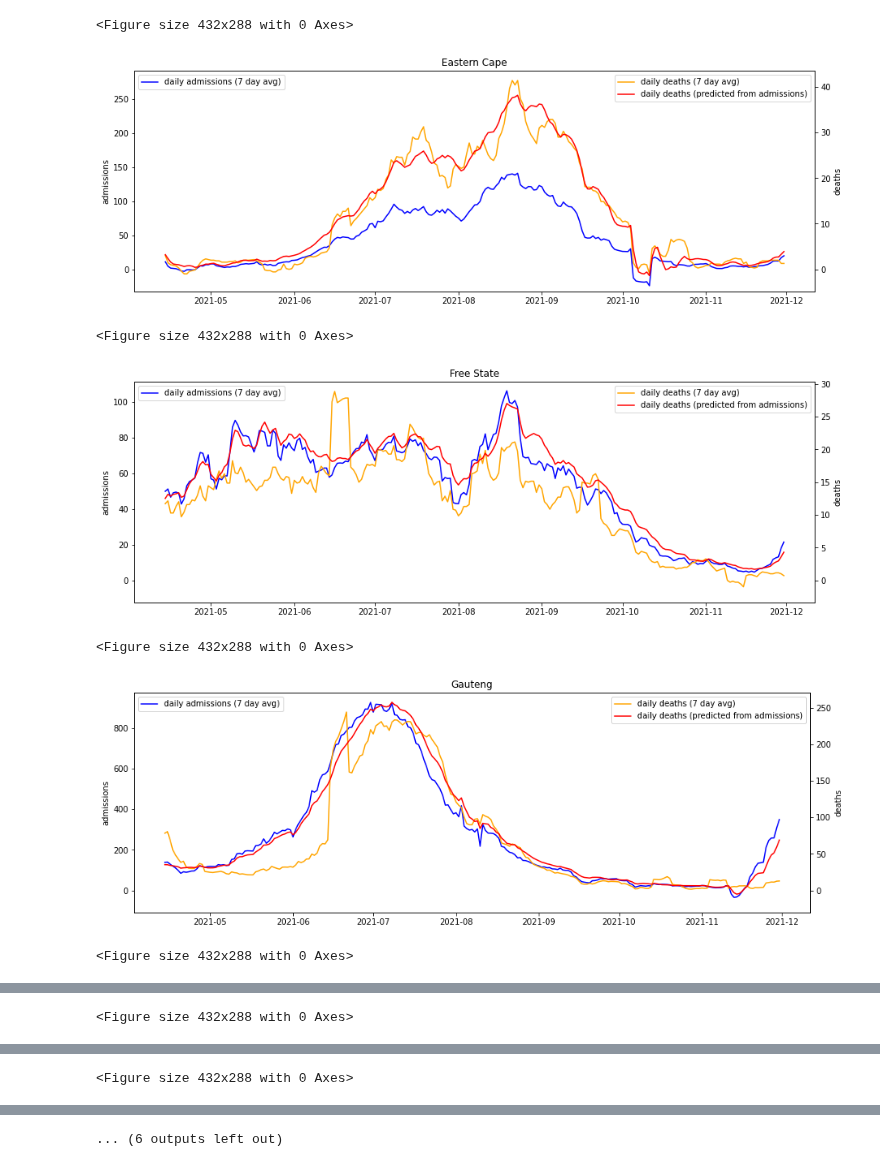
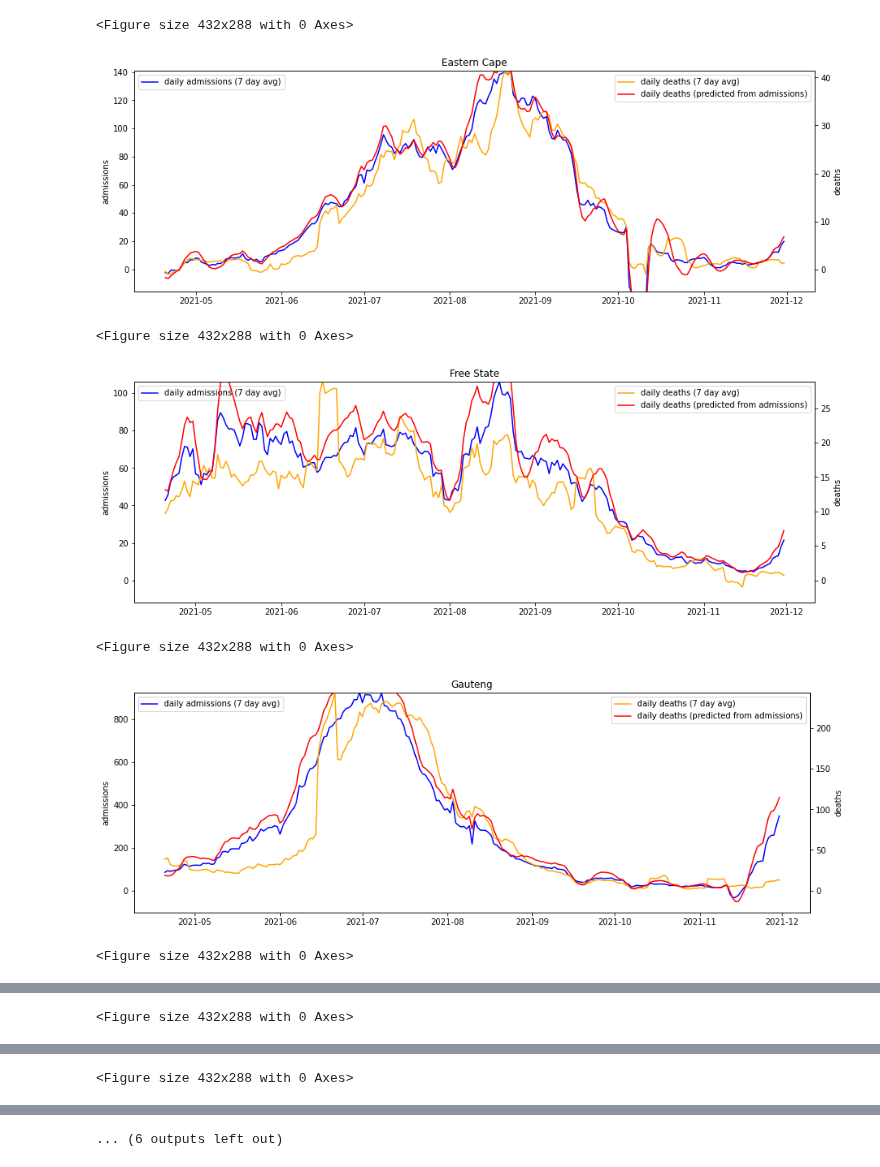
Before and after one commit to nicfreeman1209/covid-19, a Jupyter notebook: South Africa O/alex/graphs.ipynb, the cells around one changed output, grey strips where cells are left out. Saved outputs shown, nothing was run; the diff lists cells and outputs as text; code cells hidden in the pictures.

```diff
--- a/South Africa O/alex/graphs.ipynb
+++ b/South Africa O/alex/graphs.ipynb
@@ -68,6 +68,8 @@ for province in provinces:
     ax1.plot(xs, y_admiss[province], label="daily admissions (7 day avg)", color="blue")
     ax2.plot(xs, y_died[province], label="daily deaths (7 day avg)", color="orange")
     plt.title(province)
+    ax1.set_ylim(0, np.max(y_admiss[province]))
+    ax2.set_ylim(0, np.max(y_died[province]))
     ax1.legend(loc="upper left")
     ax2.legend(loc="upper right")
     mpl_axes_aligner.align.yaxes(ax1, 0, ax2, 0, 0.1)
@@ -110,7 +112,7 @@ def g(xs):
         ret[i] += 1e4*abs(1-np.sum(x)) if np.sum(x)>1 else 0
     return ret
 # %%
-n_dim = 14
+n_dim = 20
 n_particles = 1000
 
 x_max = 0.25*np.ones(n_dim)
@@ -163,28 +165,30 @@ plt.show()
 # %%
 for province in provinces:
     plt.clf()
     true, pred = _g(v_avg, y_admiss[province], y_died[province])
     x = xs[-len(true):]
 
     plt.clf()
     fig, ax1 = plt.subplots(1,1, figsize=(15,5))
     ax2 = ax1.twinx()
     ax1.plot(x, y_admiss[province][-len(true):], label="daily admissions (7 day avg)", color="blue")
     ax2.plot(x, y_died[province][-len(true):], label="daily deaths (7 day avg)", color="orange")
-    ax2.plot(x,pred, label="daily deaths (predicted from Limpopo admissions)", color="red")
+    ax2.plot(x, pred, label="daily deaths (predicted from admissions)", color="red")
     plt.title(province)
     ax1.legend(loc="upper left")
     ax2.legend(loc="upper right")
+    ax1.set_ylim(0,np.max(y_admiss[province]))
+    ax2.set_ylim(0,np.max(y_died[province]))
     ax1.set_ylabel("admissions")
     ax2.set_ylabel("deaths")
     mpl_axes_aligner.align.yaxes(ax1, 0, ax2, 0, 0.1)
     plt.savefig(province+"_pred.png", bbox_inches='tight', facecolor='white', transparent=False)
     plt.show()
 # %% [output]
 <Figure size 432x288 with 0 Axes>
-[figure, old version]
+[figure, new version]
 <Figure size 432x288 with 0 Axes>
-[figure, old version]
+[figure, new version]
 <Figure size 432x288 with 0 Axes>
-[figure, old version]
+[figure, new version]
 <Figure size 432x288 with 0 Axes>
```
Also changed, not shown: parts of 4 cells of this notebook.
